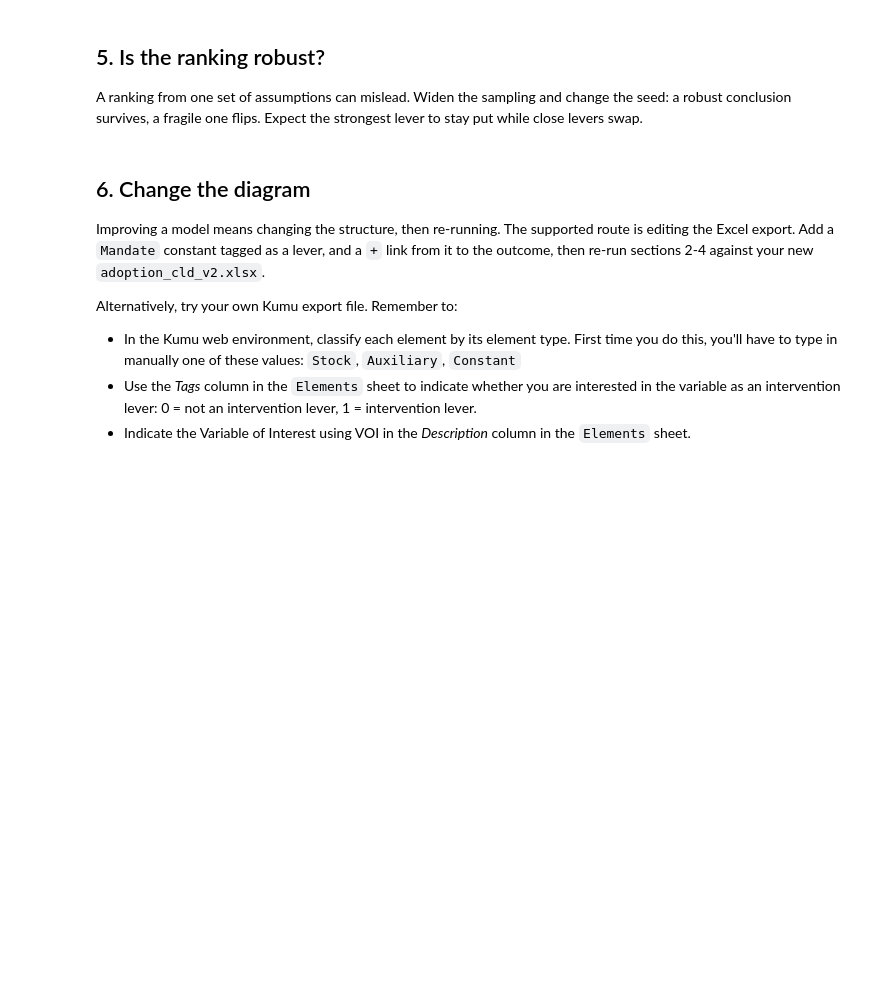
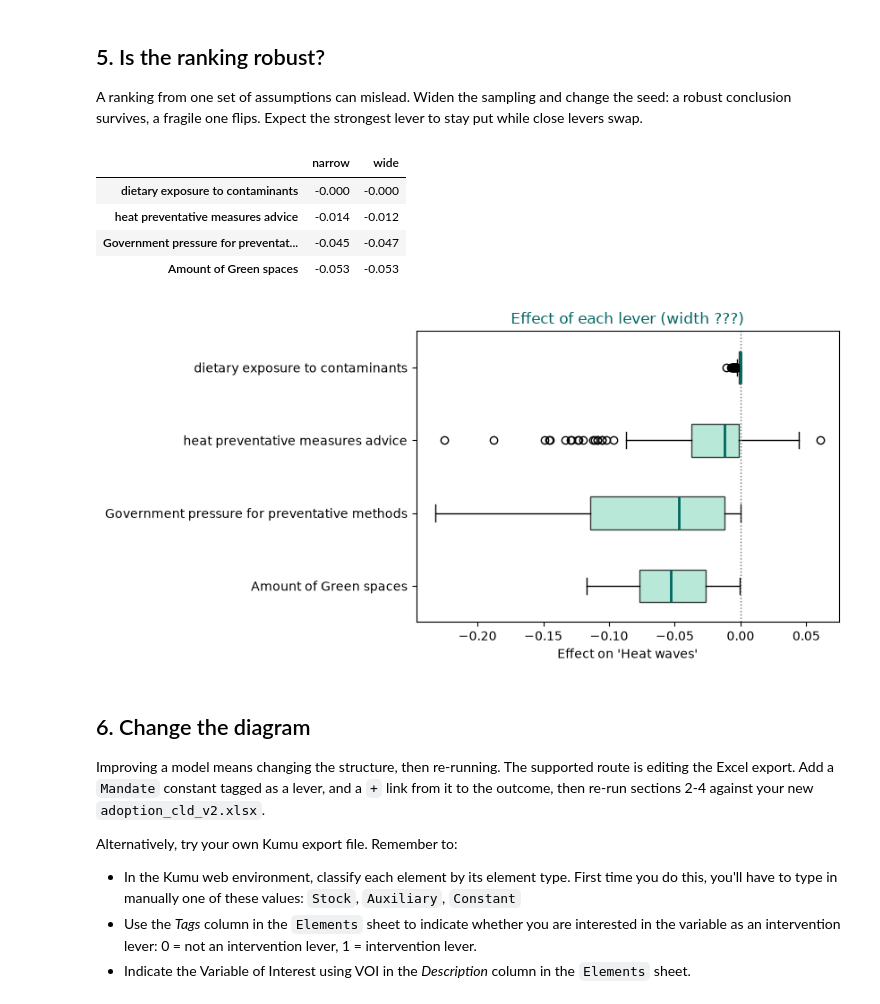
Before and after one commit to SylkeAijiaoSnel/csp_urban_heatwaves_2026, a Jupyter notebook: W2 SIP tutorial.ipynb, the cells around one changed output. Cells and saved outputs as stored; diff of their text form; code cells hidden in the pictures; blank space fills up the shorter version.

```diff
--- a/W2 SIP tutorial.ipynb
+++ b/W2 SIP tutorial.ipynb
@@ -200,11 +211,18 @@ a robust conclusion survives, a fragile one flips. Expect the strongest lever to
 while close levers swap.
 # %%
 # TODO 2 - widen the bounds and change the seed. Does the ranking survive?
-wide = run(aux=???, stocks=???, seed=99)
+wide = run(aux=0.1, stocks=0.1, seed=10)
 plot_spread(wide, voi, "Effect of each lever (width ???)")
 
 pd.concat({"narrow": rank(base)["median"], "wide": rank(wide)["median"]}, axis=1) \
   .sort_values("narrow", ascending=False).round(3)
+# %% [output]
+|  | narrow | wide |
+| dietary exposure to contaminants | -0.000 | -0.000 |
+| heat preventative measures advice | -0.014 | -0.012 |
+| Government pressure for preventat... | -0.045 | -0.047 |
+| Amount of Green spaces | -0.053 | -0.053 |
+[figure, added]
 # %% [markdown]
 ## 6. Change the diagram
 
```
Also changed, not shown: parts of 4 cells of this notebook, 1 other file.
